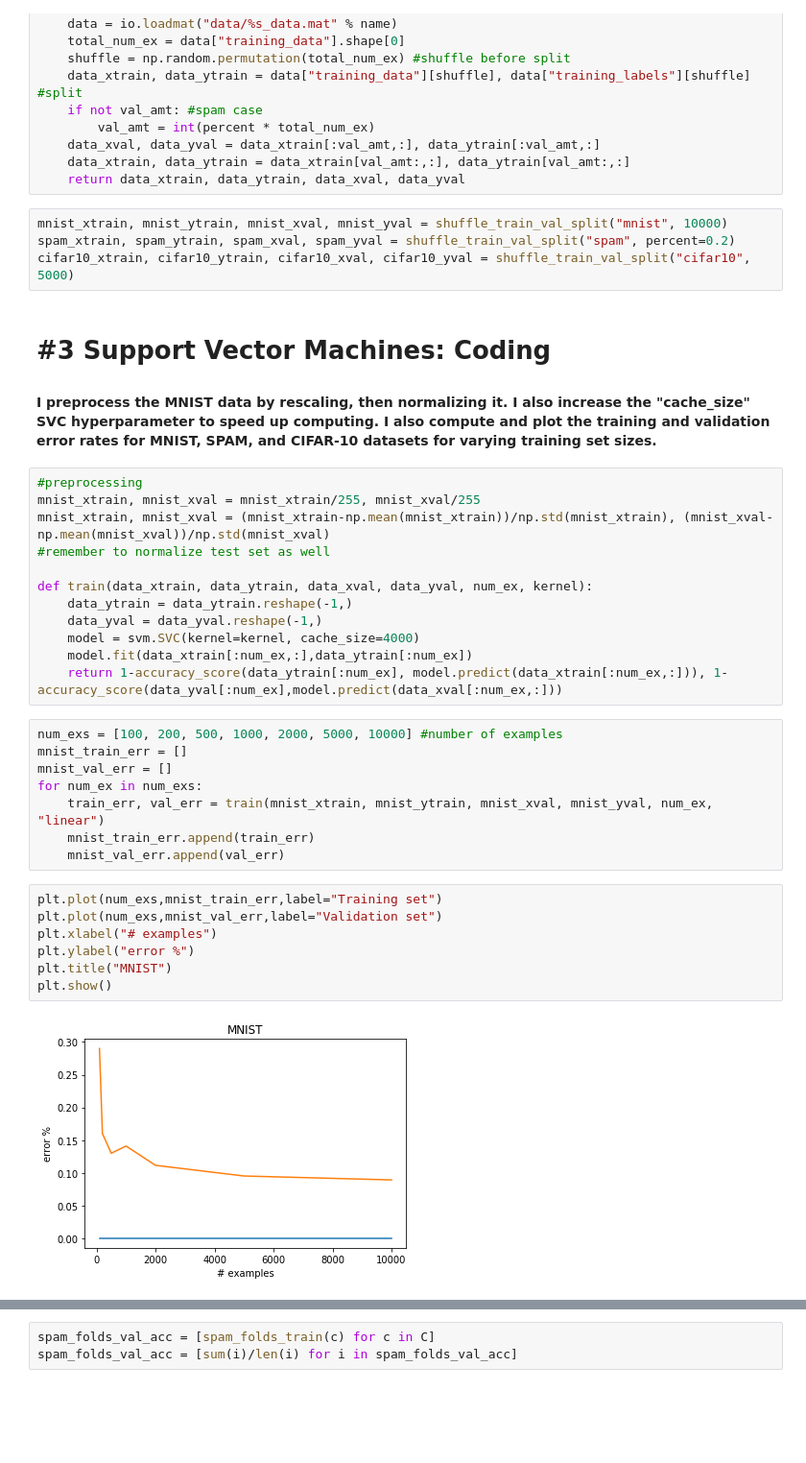
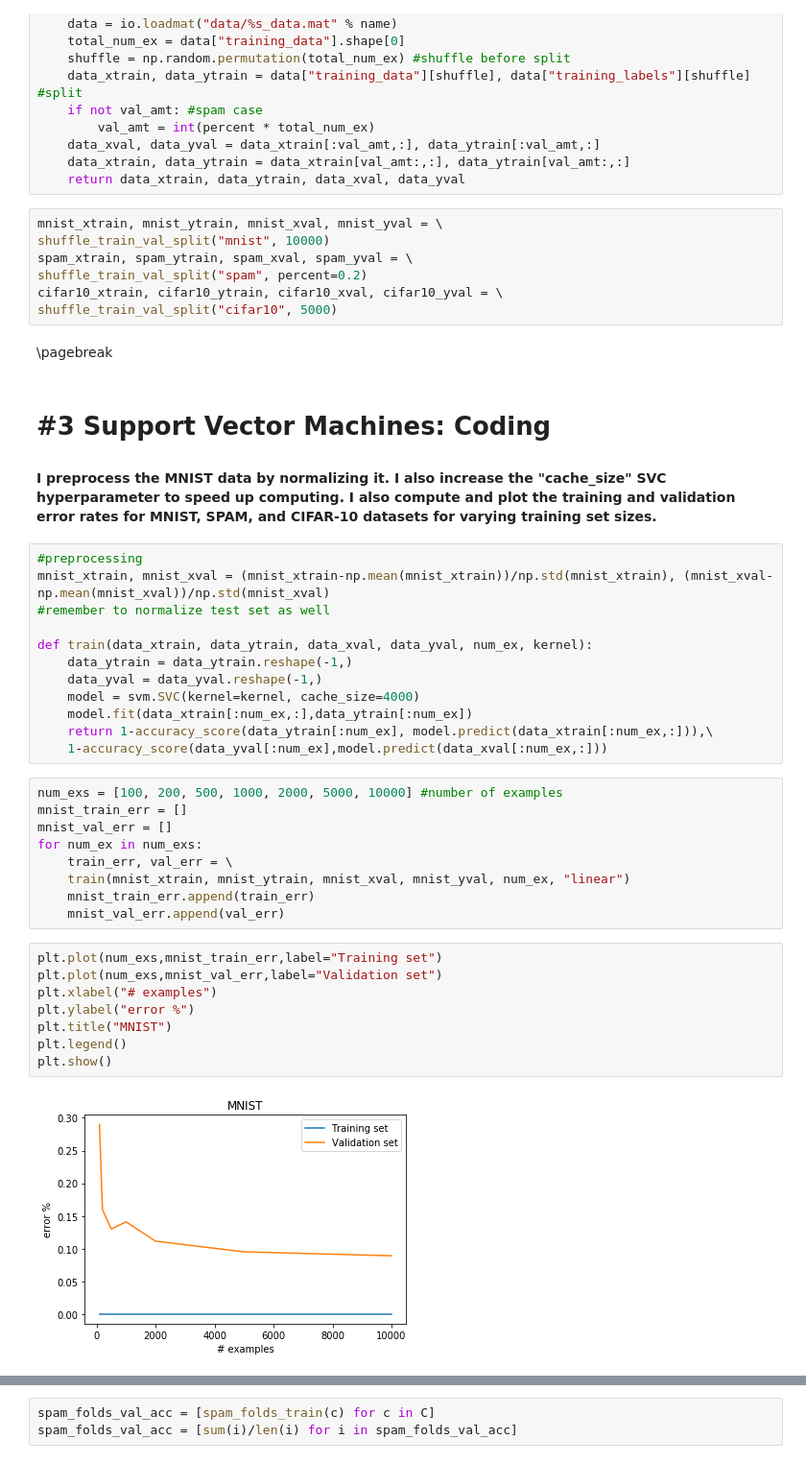
Before and after one commit to Dhanush123/cs189, a Jupyter notebook: hw1/hw1.ipynb, the cells around one changed output, grey strips where cells are left out. Shown at 96% size. Cells and saved outputs as stored; diff of their text form; blank space fills up the shorter version.

```diff
--- a/hw1/hw1.ipynb
+++ b/hw1/hw1.ipynb
@@ -30,15 +36,19 @@ def shuffle_train_val_split(name, val_amt=0, percent=0):
     data_xtrain, data_ytrain = data_xtrain[val_amt:,:], data_ytrain[val_amt:,:]
     return data_xtrain, data_ytrain, data_xval, data_yval
 # %%
-mnist_xtrain, mnist_ytrain, mnist_xval, mnist_yval = shuffle_train_val_split("mnist", 10000)
-spam_xtrain, spam_ytrain, spam_xval, spam_yval = shuffle_train_val_split("spam", percent=0.2)
-cifar10_xtrain, cifar10_ytrain, cifar10_xval, cifar10_yval = shuffle_train_val_split("cifar10", 5000)
+mnist_xtrain, mnist_ytrain, mnist_xval, mnist_yval = \
+shuffle_train_val_split("mnist", 10000)
+spam_xtrain, spam_ytrain, spam_xval, spam_yval = \
+shuffle_train_val_split("spam", percent=0.2)
+cifar10_xtrain, cifar10_ytrain, cifar10_xval, cifar10_yval = \
+shuffle_train_val_split("cifar10", 5000)
+# %% [markdown]
+\pagebreak
 # %% [markdown]
 # #3 Support Vector Machines: Coding
-#### I preprocess the MNIST data by rescaling, then normalizing it. I also increase the "cache_size" SVC hyperparameter to speed up computing. I also compute and plot the training and validation error rates for MNIST, SPAM, and CIFAR-10 datasets for varying training set sizes.
+#### I preprocess the MNIST data by normalizing it. I also increase the "cache_size" SVC hyperparameter to speed up computing. I also compute and plot the training and validation error rates for MNIST, SPAM, and CIFAR-10 datasets for varying training set sizes.
 # %%
 #preprocessing
-mnist_xtrain, mnist_xval = mnist_xtrain/255, mnist_xval/255
 mnist_xtrain, mnist_xval = (mnist_xtrain-np.mean(mnist_xtrain))/np.std(mnist_xtrain), (mnist_xval-np.mean(mnist_xval))/np.std(mnist_xval)
 #remember to normalize test set as well
 
@@ -47,24 +57,27 @@ def train(data_xtrain, data_ytrain, data_xval, data_yval, num_ex, kernel):
     data_yval = data_yval.reshape(-1,)
     model = svm.SVC(kernel=kernel, cache_size=4000)
     model.fit(data_xtrain[:num_ex,:],data_ytrain[:num_ex])
-    return 1-accuracy_score(data_ytrain[:num_ex], model.predict(data_xtrain[:num_ex,:])), 1-accuracy_score(data_yval[:num_ex],model.predict(data_xval[:num_ex,:]))
+    return 1-accuracy_score(data_ytrain[:num_ex], model.predict(data_xtrain[:num_ex,:])),\
+    1-accuracy_score(data_yval[:num_ex],model.predict(data_xval[:num_ex,:]))
 # %%
 num_exs = [100, 200, 500, 1000, 2000, 5000, 10000] #number of examples
 mnist_train_err = []
 mnist_val_err = []
 for num_ex in num_exs:
-    train_err, val_err = train(mnist_xtrain, mnist_ytrain, mnist_xval, mnist_yval, num_ex, "linear")
+    train_err, val_err = \
+    train(mnist_xtrain, mnist_ytrain, mnist_xval, mnist_yval, num_ex, "linear")
     mnist_train_err.append(train_err)
     mnist_val_err.append(val_err)
 # %%
 plt.plot(num_exs,mnist_train_err,label="Training set")
 plt.plot(num_exs,mnist_val_err,label="Validation set")
 plt.xlabel("# examples")
 plt.ylabel("error %")
 plt.title("MNIST")
+plt.legend()
 plt.show()
 # %% [output]
-[figure, old version]
+[figure, new version]
 # %%
 num_exs = [100, 200, 500, 1000, 2000, spam_xtrain.shape[0]] #number of examples
 spam_train_err = []
```
Also changed, not shown: parts of 28 cells of this notebook, 4 other files.
